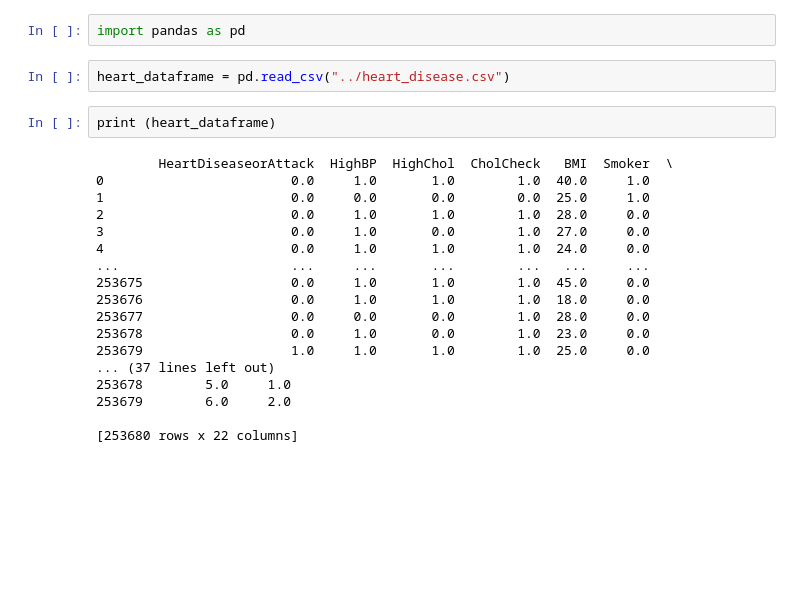
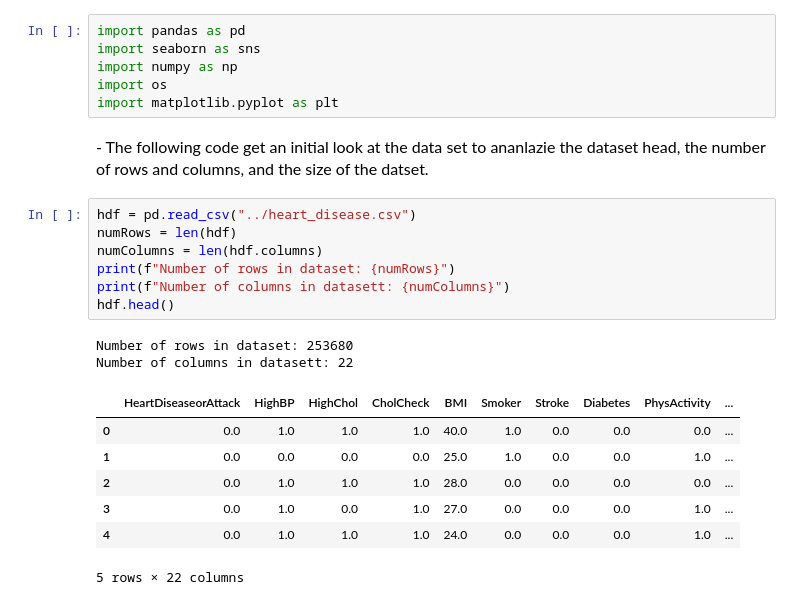
Before and after one commit to ubco-W2022T1-cosc301/project-group50, a Jupyter notebook: data/heart_datapack.ipynb, the cells around one changed output. Drawn from its saved outputs; the diff is of its cells as text; blank space fills up the shorter version.

```diff
--- a/data/heart_datapack.ipynb
+++ b/data/heart_datapack.ipynb
@@ -1,24 +8,25 @@
 # %%
 import pandas as pd
+import seaborn as sns
+import numpy as np
+import os
+import matplotlib.pyplot as plt
+# %% [markdown]
+<font size="3">- The following code get an initial look at the data set to ananlazie the dataset head, the number of rows and columns, and the size of the datset.</font>
 # %%
-heart_dataframe = pd.read_csv("../heart_disease.csv")
+hdf = pd.read_csv("../heart_disease.csv")
+numRows = len(hdf)
+numColumns = len(hdf.columns)
+print(f"Number of rows in dataset: {numRows}")
+print(f"Number of columns in datasett: {numColumns}")
+hdf.head()
+# %% [output]
+Number of rows in dataset: 253680
+Number of columns in datasett: 22
+|  | HeartDiseaseorAttack | HighBP | HighChol | CholCheck | BMI | Smoker | Stroke | Diabetes | PhysActivity | ... |
+| 0 | 0.0 | 1.0 | 1.0 | 1.0 | 40.0 | 1.0 | 0.0 | 0.0 | 0.0 | ... |
+| 1 | 0.0 | 0.0 | 0.0 | 0.0 | 25.0 | 1.0 | 0.0 | 0.0 | 1.0 | ... |
+| 2 | 0.0 | 1.0 | 1.0 | 1.0 | 28.0 | 0.0 | 0.0 | 0.0 | 0.0 | ... |
+| 3 | 0.0 | 1.0 | 0.0 | 1.0 | 27.0 | 0.0 | 0.0 | 0.0 | 1.0 | ... |
+| 4 | 0.0 | 1.0 | 1.0 | 1.0 | 24.0 | 0.0 | 0.0 | 0.0 | 1.0 | ... |
+5 rows × 22 columns
-# %%
-print (heart_dataframe)
-# %% [output]
-        HeartDiseaseorAttack  HighBP  HighChol  CholCheck   BMI  Smoker  \
-0                        0.0     1.0       1.0        1.0  40.0     1.0
-1                        0.0     0.0       0.0        0.0  25.0     1.0
-2                        0.0     1.0       1.0        1.0  28.0     0.0
-3                        0.0     1.0       0.0        1.0  27.0     0.0
-4                        0.0     1.0       1.0        1.0  24.0     0.0
-...                      ...     ...       ...        ...   ...     ...
-253675                   0.0     1.0       1.0        1.0  45.0     0.0
-253676                   0.0     1.0       1.0        1.0  18.0     0.0
-253677                   0.0     0.0       0.0        1.0  28.0     0.0
-253678                   0.0     1.0       0.0        1.0  23.0     0.0
-253679                   1.0     1.0       1.0        1.0  25.0     0.0
-... (37 lines left out)
-253678        5.0     1.0
-253679        6.0     2.0
-
-[253680 rows x 22 columns]
```
Also changed, not shown: parts of 9 cells of this notebook, 1 other file.
